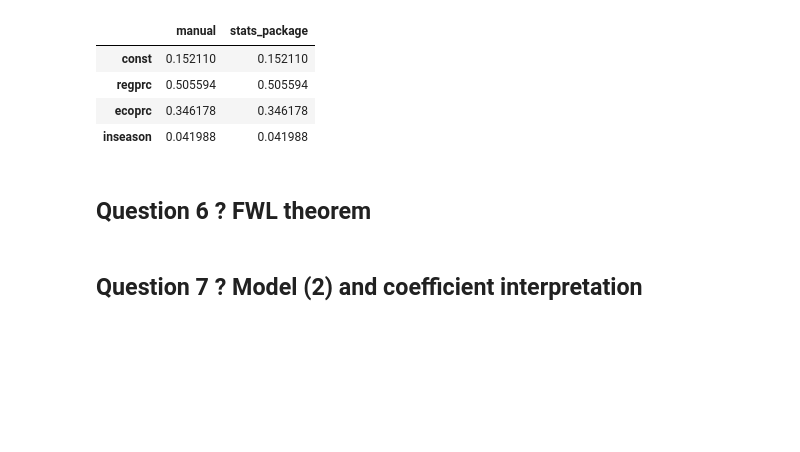
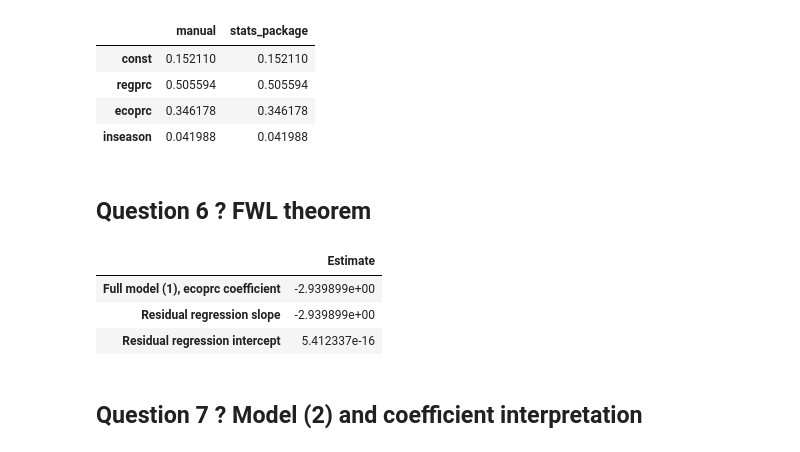
Before and after one commit to pglezcam04/ECON-421-A3, a Jupyter notebook: A3 coding.ipynb, the cells around one changed output. Drawn from its saved outputs; the diff is of its cells as text; code cells hidden in the pictures; blank space fills up the shorter version.

```diff
--- a/A3 coding.ipynb
+++ b/A3 coding.ipynb
@@ -172,6 +172,28 @@ pd.merge(manual_s2_table, stats_package_s2_table, left_index=True, right_index=T
 | inseason | 0.041988 | 0.041988 |
 # %% [markdown]
 ## Question 6 ? FWL theorem
+# %%
+X = sm.add_constant(apple[["regprc", "inseason"]])
+
+ecolbs_resid = sm.OLS(apple["ecolbs"], X).fit().resid
+ecoprc_resid = sm.OLS(apple["ecoprc"], X).fit().resid
+
+model1_fwl = sm.OLS(apple["ecolbs"], sm.add_constant(apple[["regprc", "ecoprc", "inseason"]])).fit()
+residual_regression = sm.OLS(ecolbs_resid, sm.add_constant(ecoprc_resid)).fit()
+
+fwl_comparison = pd.Series({
+    "Full model (1), ecoprc coefficient": model1_fwl.params["ecoprc"],
+    "Residual regression slope": residual_regression.params.iloc[1],
+    "Residual regression intercept": residual_regression.params.iloc[0],
+}, name="Estimate")
+display(fwl_comparison.to_frame())
+
+plt.show()
+# %% [output]
+|  | Estimate |
+| Full model (1), ecoprc coefficient | -2.939899e+00 |
+| Residual regression slope | -2.939899e+00 |
+| Residual regression intercept | 5.412337e-16 |
 # %% [markdown]
 ## Question 7 ? Model (2) and coefficient interpretation
 # %%
```
Also changed, not shown: parts of 2 cells of this notebook.
